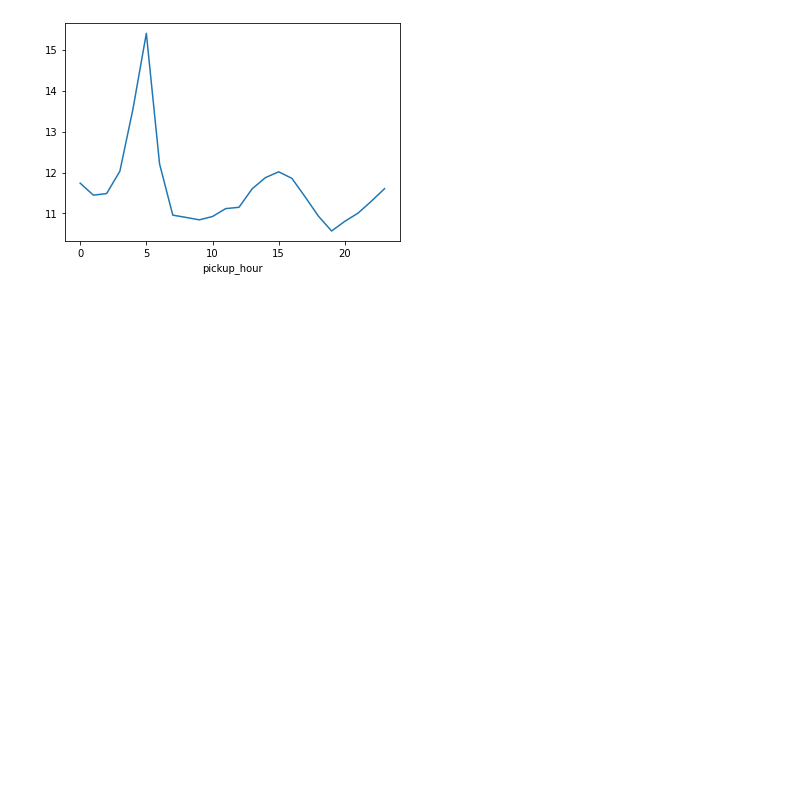
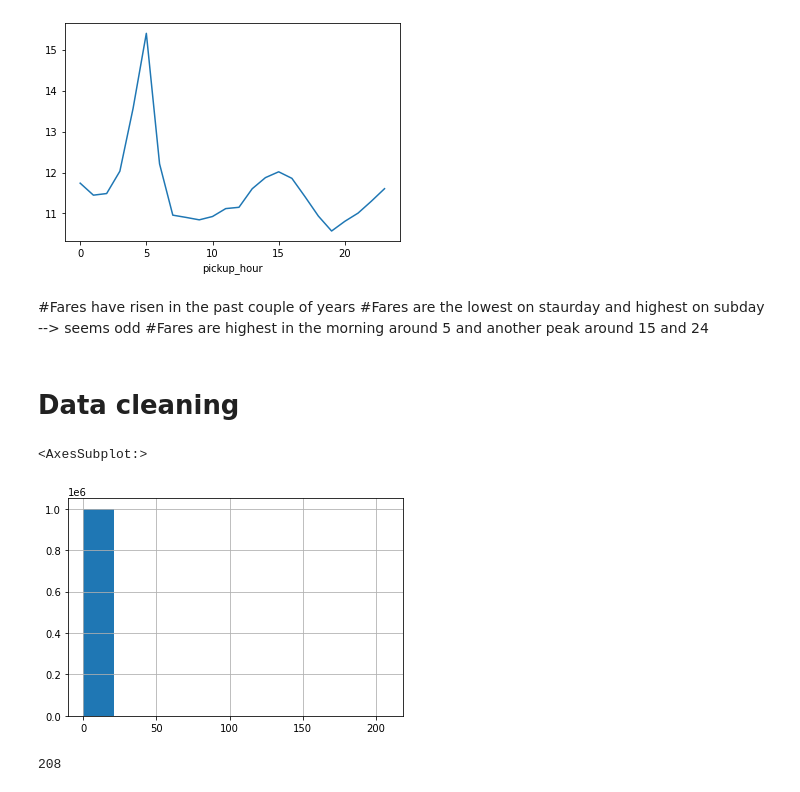
Before and after one commit to Isaksson98/taxi_fare_prediction, a Jupyter notebook: main.ipynb, the cells around one changed output. Drawn from its saved outputs; the diff is of its cells as text; code cells hidden in the pictures; blank space fills up the shorter version.

```diff
--- a/main.ipynb
+++ b/main.ipynb
@@ -73,0 +68,17 @@ plt.hist()
+# %% [markdown]
+#Fares have risen in the past couple of years
+#Fares are the lowest on staurday and highest on subday --> seems odd
+#Fares are highest in the morning around 5 and another peak around 15 and 24
+# %% [markdown]
+# Data cleaning
+# %%
+train['passenger_count'].hist() #pandas plot
+#plt.hist(train['passenger_count'], bins=3)
+# %% [output]
+<AxesSubplot:>
+[figure, added]
+# %%
+#train.boxplot(column='passenger_count', showfliers=False)
+max(train['passenger_count'])
+# %% [output]
+208
```
Also changed, not shown: parts of 2 cells of this notebook, 1 other file.
